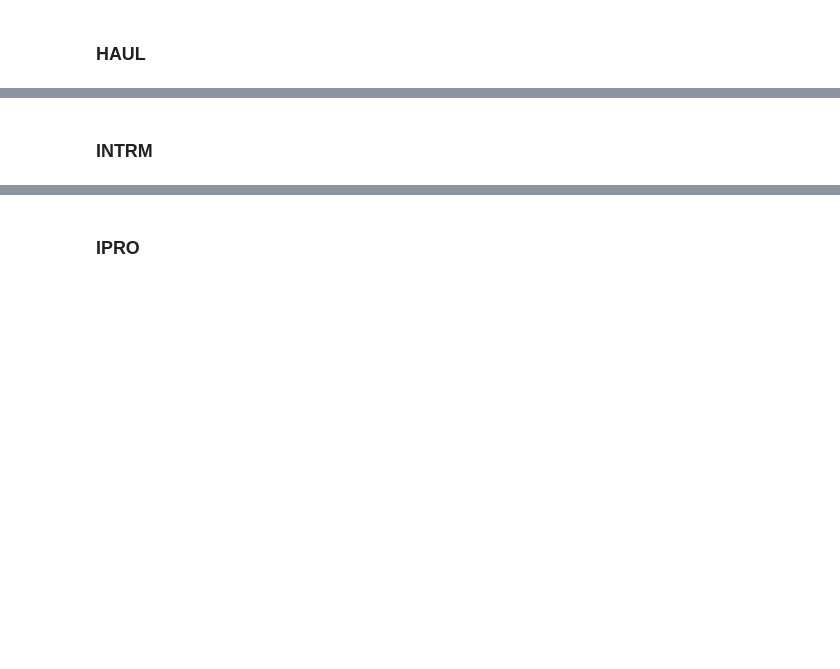
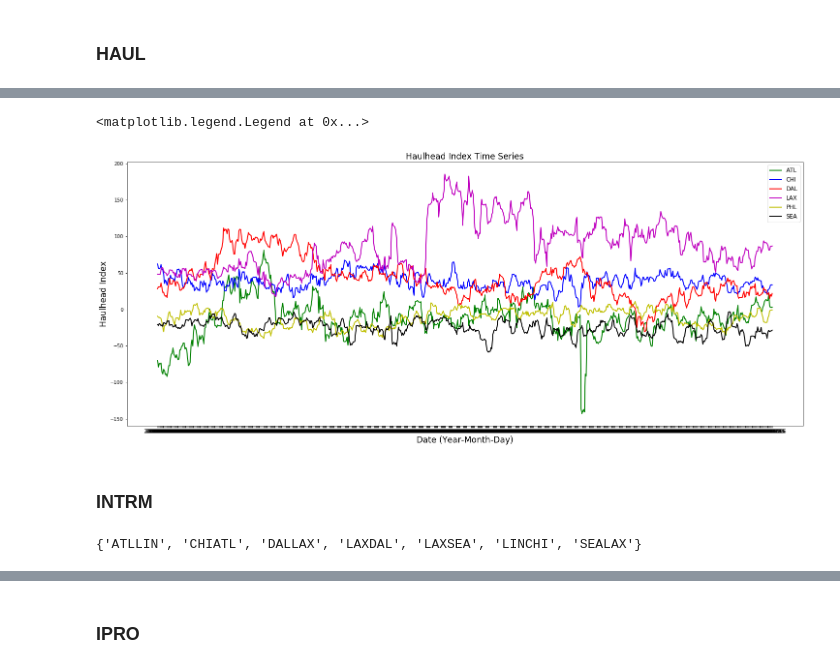
Before and after one commit to cmarshall1999/Loyola-Supply-Chain-Competition, a Jupyter notebook: Loyola-Supply-Chain-Analysis.ipynb, the cells around one changed output, grey strips where cells are left out. Saved outputs shown, nothing was run; the diff lists cells and outputs as text; code cells hidden in the pictures; blank space fills up the shorter version.

Commit message:
Beefy commit: lots of new figures

```diff
--- a/Loyola-Supply-Chain-Analysis.ipynb
+++ b/Loyola-Supply-Chain-Analysis.ipynb
@@ -795,2 +814,49 @@ plt.legend(fontsize='large')
+# %%
+x_atl=[]
+x_chi=[]
+x_dal=[]
+x_lax=[]
+x_phl=[]
+x_sea=[]
+
+for i in range(len(haul_atl)):
+    x_atl.append(haul_atl[i].strftime('%Y-%m-%d'))
+
+for i in range(len(haul_chi)):
+    x_chi.append(haul_chi[i].strftime('%Y-%m-%d'))
+
+for i in range(len(haul_dal)):
+    x_dal.append(haul_dal[i].strftime('%Y-%m-%d'))
+
+for i in range(len(haul_lax)):
+    x_lax.append(haul_lax[i].strftime('%Y-%m-%d'))
+
+for i in range(len(haul_phl)):
+    x_phl.append(haul_phl[i].strftime('%Y-%m-%d'))
+
+for i in range(len(haul_sea)):
+    x_sea.append(haul_sea[i].strftime('%Y-%m-%d'))
+# %%
+y_atl=HAUL_value[HAUL_value['granularity1']=='ATL']['data_value']
+y_chi=HAUL_value[HAUL_value['granularity1']=='CHI']['data_value']
+y_dal=HAUL_value[HAUL_value['granularity1']=='DAL']['data_value']
+y_lax=HAUL_value[HAUL_value['granularity1']=='LAX']['data_value']
+y_phl=HAUL_value[HAUL_value['granularity1']=='PHL']['data_value']
+y_sea=HAUL_value[HAUL_value['granularity1']=='SEA']['data_value']
+# %%
+fig10 = plt.figure(figsize=(25,10))
+plt.plot(x_atl, y_atl, marker='', color='g', linewidth=2,label="ATL")
+plt.plot(x_chi, y_chi, marker='', color='b', linewidth=2,label="CHI")
+plt.plot(x_dal, y_dal, marker='', color='r', linewidth=2,label="DAL")
+plt.plot(x_lax, y_lax, marker='', color='m', linewidth=2,label="LAX")
+plt.plot(x_phl, y_phl, marker='', color='y', linewidth=2,label="PHL")
+plt.plot(x_sea, y_sea, marker='', color='k', linewidth=2,label="SEA")
+plt.title('Haulhead Index Time Series',fontsize='xx-large')
+plt.ylabel('Haulhead Index',fontsize='xx-large')
+plt.xlabel('Date (Year-Month-Day)',fontsize='xx-large')
+plt.legend(fontsize='large')
+# %% [output]
+<matplotlib.legend.Legend at 0x...>
+[figure, added]
 # %% [markdown]
 ### INTRM
@@ -796,0 +865,4 @@ plt.legend(fontsize='large')
+# %%
+set(INTRM['granularity1'])
+# %% [output]
+{'ATLLIN', 'CHIATL', 'DALLAX', 'LAXDAL', 'LAXSEA', 'LINCHI', 'SEALAX'}
```
Also changed, not shown: parts of 73 cells of this notebook.
